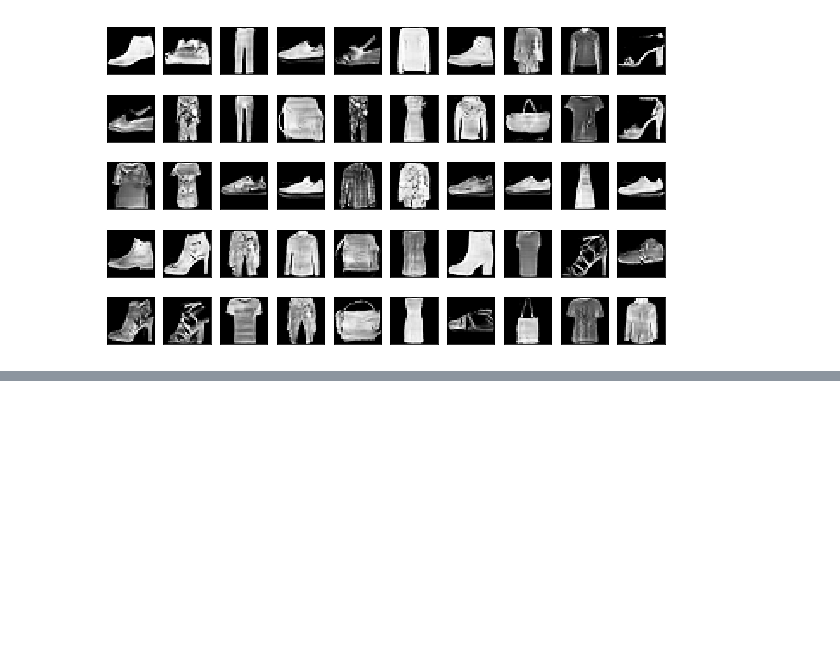
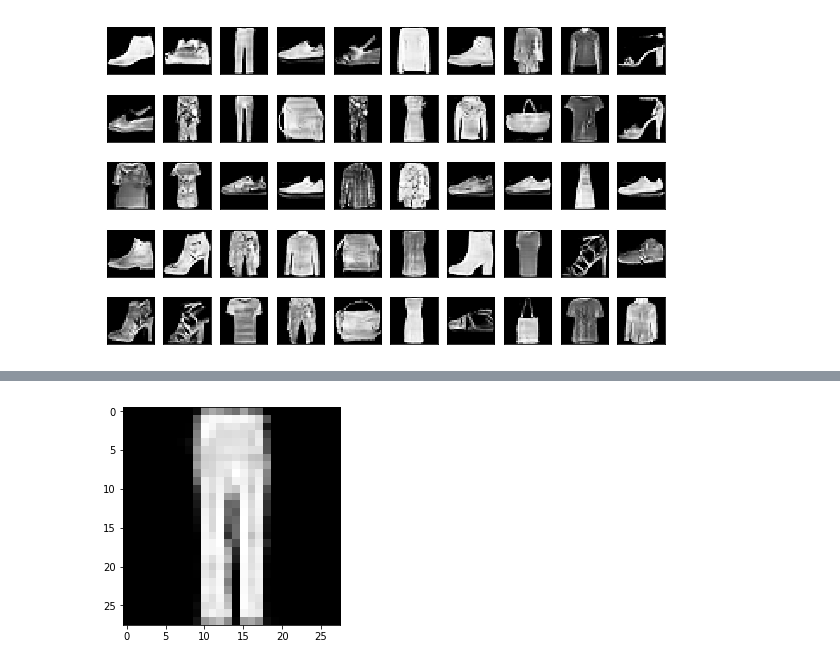
Before and after one commit to AndersonJo/gan-yhat, a Jupyter notebook: 08 anogan/anogan-pytorch.ipynb, the cells around one changed output, grey strips where cells are left out. Saved outputs shown, nothing was run; the diff lists cells and outputs as text; code cells hidden in the pictures; blank space fills up the shorter version.

Commit message:
Add anomaly detection for normal data

```diff
--- a/08 anogan/anogan-pytorch.ipynb
+++ b/08 anogan/anogan-pytorch.ipynb
@@ -498,4 +367,0 @@ Columns 0 to 9
-# %%
-generated_img = G(noise)[0][0]
-print(generated_img.shape)
-imshow(generated_img.data.cpu().numpy(), cmap='gray')
@@ -506,3 +367,0 @@ torch.Size([28, 28])
-# %%
-real_img = train.train_data[20]
-imshow(real_img.cpu().numpy(), cmap='gray')
@@ -512,5 +367,0 @@ imshow(real_img.cpu().numpy(), cmap='gray')
-# %%
-loss_r = residual_loss(real_img.view(1, 28, 28), generated_img.view(1, 28, 28))
-loss_d = feature_mapping(G, D, real_img, generated_img)
-loss_a = anomaly_loss(loss_r, loss_d, l=0.5)
-print(loss_a)
@@ -603,0 +434,2 @@ for _subs in subplots:
+# %%
+noise_optimizer = optim.Adam([noise], lr=0.01)
@@ -603,0 +438,67 @@ for _subs in subplots:
+# %%
+def feature_mapping(G, D, real, fake):
+        _, real_fs = D.forward(real, _return_activations=True)
+        _, fake_fs = D.forward(fake, _return_activations=True)
+        real = real_fs
+        fake = fake_fs
+
+        diffs = []
+        for real, fake in zip(real_fs, fake_fs):
+            diff = torch.mean(torch.pow(real - fake, 2))
+            diffs.append(diff)
+
+        output = torch.mean(torch.stack(diffs))
+        return output
+
+def residual_loss(real_y, generated_y):
+    return torch.sum(torch.abs(real_y - generated_y))
+
+def anomaly_loss(residual_loss, d_loss, l=0.5):
+    return (1 - l) * residual_loss + l * d_loss
+
+def train_latent_space(img_x):
+    # Transform Real Image
+    img_x = img_x.view(img_x.size(0), 1, img_x.size(-1), img_x.size(-1))
+    real_img = Variable(img_x.cuda())
+
+    # Define latent space (noise)
+    noise = Variable(torch.randn(1, 100).cuda(), requires_grad=True)
+    noise_optimizer = optim.Adam([noise], lr=0.1)
+    scheduler = torch.optim.lr_scheduler.ReduceLROnPlateau(noise_optimizer)
+
+    # Train Latent Space z
+    for step in range(50000):
+        generated_img = G(noise)
+
+        loss_r = residual_loss(real_img, generated_img)
+        loss_d = feature_mapping(G, D, real_img, generated_img)
+        loss_a = anomaly_loss(loss_r, loss_d, l=0.9)
+
+        noise_optimizer.zero_grad()
+        loss_a.backward(retain_graph=True)
+        noise_optimizer.step()
+
+        if step%1000 == 0:
+            _loss = loss_a.cpu().data.numpy()[0]
+            _loss_r = np.round(loss_r.cpu().data.numpy()[0], 4)
+            _loss_d = np.round(loss_d.cpu().data.numpy()[0], 4)
+            _noise = torch.sum(noise).cpu().data.numpy()[0]
+            _noise_max = noise.max()[0].data.cpu().numpy()[0]
+            _noise_min = noise.min()[0].data.cpu().numpy()[0]
+            _grad = np.sqrt(np.sum(noise.grad.cpu().data.numpy()**2))
+            _lr = noise_optimizer.param_groups[0]['lr']
+
+            print(f'[{step}] loss:{_loss:<11.10} '
+                  f'residual:{_loss_r:<10.9} '
+                  f'd:{_loss_d:<10.9} '
+                  f'noise:{_noise:.4}  grad:{_grad:.4} '
+                  f'lr:{_lr:.4}')
+
+            scheduler.step(_loss)
+
+    return noise
+
+# sample_x, sample_y = next(iter(train_loader))
+noise = train_latent_space(sample_x[0])
+imshow(G(noise)[0][0].cpu().data.numpy(), cmap='gray')
+# %% [output]
@@ -603,0 +523 @@ for _subs in subplots:
+[figure, added]
```
Also changed, not shown: parts of 20 cells of this notebook, 6 other files.
